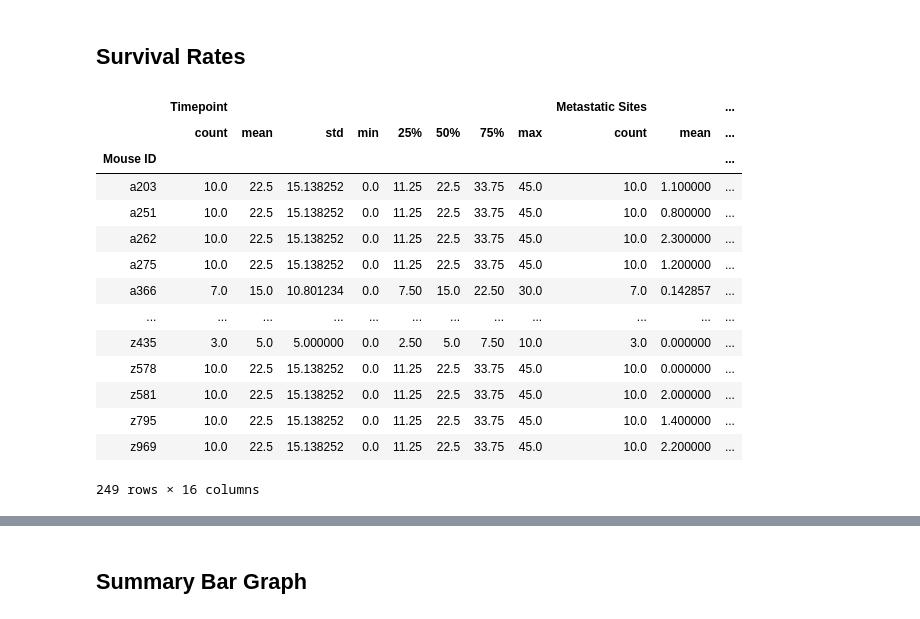
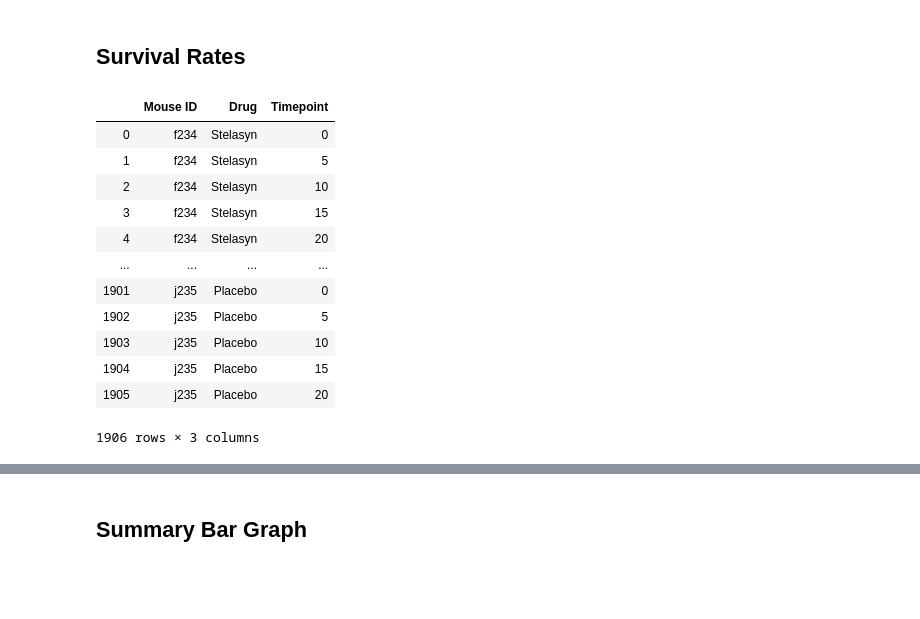
Before and after one commit to cmills39/Matplotlib-challange, a Jupyter notebook: Instructions/Pymaceuticals/Matplotlib.HW.ipynb, the cells around one changed output, grey strips where cells are left out. Saved outputs shown, nothing was run; the diff lists cells and outputs as text; code cells hidden in the pictures; blank space fills up the shorter version.

```diff
--- a/Instructions/Pymaceuticals/Matplotlib.HW.ipynb
+++ b/Instructions/Pymaceuticals/Matplotlib.HW.ipynb
@@ -315,26 +350,20 @@ plt.ylabel("Metastatic Sites")
 # %%
 # Store the Count of Mice Grouped by Drug and Timepoint (W can pass any metric)
 mouse_clinicalDF
-Survive_Mice= mouse_clinicalDF.loc[:, ["Mouse ID", "Drug","Timepoint", "Metastatic Sites"]]
-SMice=Survive_Mice.set_index("Mouse ID")
-SMice1=SMice.groupby(by="Mouse ID")
-SMice1.describe()
-# Convert to DataFrame
-
+Survive_Mice= mouse_clinicalDF.loc[:, ["Mouse ID", "Drug","Timepoint"]]
+Survive_Mice
 # Preview DataFrame
 # %% [output]
-|  | Timepoint |  |  |  |  |  |  |  | Metastatic Sites |  | ... |
-|  | count | mean | std | min | 25% | 50% | 75% | max | count | mean | ... |
-| Mouse ID |  |  |  |  |  |  |  |  |  |  | ... |
-| a203 | 10.0 | 22.5 | 15.138252 | 0.0 | 11.25 | 22.5 | 33.75 | 45.0 | 10.0 | 1.100000 | ... |
-| a251 | 10.0 | 22.5 | 15.138252 | 0.0 | 11.25 | 22.5 | 33.75 | 45.0 | 10.0 | 0.800000 | ... |
-| a262 | 10.0 | 22.5 | 15.138252 | 0.0 | 11.25 | 22.5 | 33.75 | 45.0 | 10.0 | 2.300000 | ... |
-| a275 | 10.0 | 22.5 | 15.138252 | 0.0 | 11.25 | 22.5 | 33.75 | 45.0 | 10.0 | 1.200000 | ... |
-| a366 | 7.0 | 15.0 | 10.801234 | 0.0 | 7.50 | 15.0 | 22.50 | 30.0 | 7.0 | 0.142857 | ... |
-| ... | ... | ... | ... | ... | ... | ... | ... | ... | ... | ... | ... |
-| z435 | 3.0 | 5.0 | 5.000000 | 0.0 | 2.50 | 5.0 | 7.50 | 10.0 | 3.0 | 0.000000 | ... |
-| z578 | 10.0 | 22.5 | 15.138252 | 0.0 | 11.25 | 22.5 | 33.75 | 45.0 | 10.0 | 0.000000 | ... |
-| z581 | 10.0 | 22.5 | 15.138252 | 0.0 | 11.25 | 22.5 | 33.75 | 45.0 | 10.0 | 2.000000 | ... |
-| z795 | 10.0 | 22.5 | 15.138252 | 0.0 | 11.25 | 22.5 | 33.75 | 45.0 | 10.0 | 1.400000 | ... |
-| z969 | 10.0 | 22.5 | 15.138252 | 0.0 | 11.25 | 22.5 | 33.75 | 45.0 | 10.0 | 2.200000 | ... |
+|  | Mouse ID | Drug | Timepoint |
+| 0 | f234 | Stelasyn | 0 |
+| 1 | f234 | Stelasyn | 5 |
+| 2 | f234 | Stelasyn | 10 |
+| 3 | f234 | Stelasyn | 15 |
+| 4 | f234 | Stelasyn | 20 |
+| ... | ... | ... | ... |
+| 1901 | j235 | Placebo | 0 |
+| 1902 | j235 | Placebo | 5 |
+| 1903 | j235 | Placebo | 10 |
+| 1904 | j235 | Placebo | 15 |
+| 1905 | j235 | Placebo | 20 |
-249 rows × 16 columns
+1906 rows × 3 columns
```
Also changed, not shown: parts of 15 cells of this notebook.
